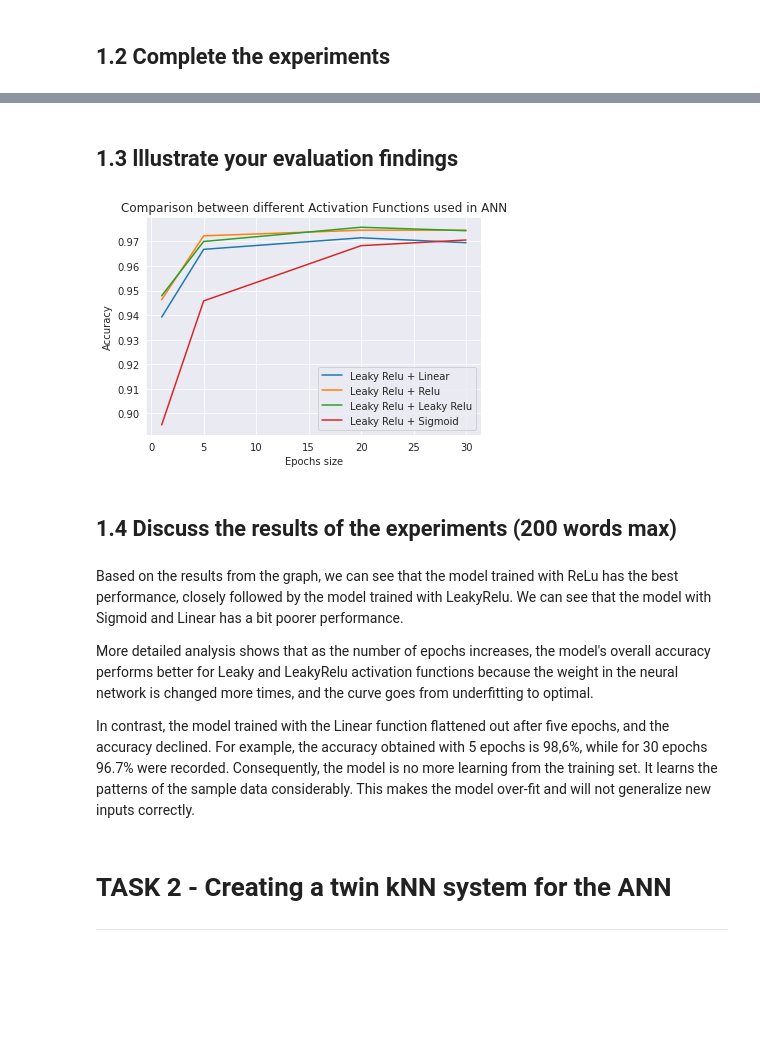
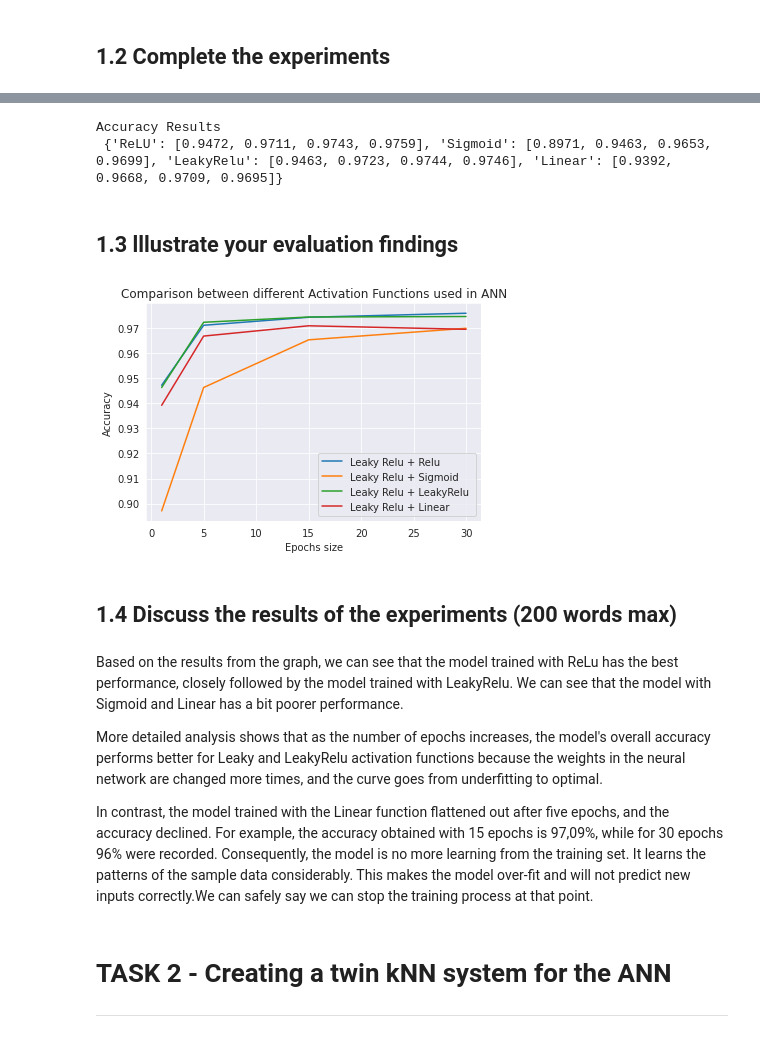
Before and after one commit to simonka0808/AdaptiveSolutionsCorrectCode, a Jupyter notebook: 2022_CM4107_CW_1_Template.ipynb, the cells around one changed output, grey strips where cells are left out. Cells and saved outputs as stored; diff of their text form; code cells hidden in the pictures; blank space fills up the shorter version.

```diff
--- a/2022_CM4107_CW_1_Template.ipynb
+++ b/2022_CM4107_CW_1_Template.ipynb
@@ -458,17 +343,33 @@ Accuracy Results LeakyRelu + Linear
+# %%
+#iterate through each model and accumulate number of correct predictions
+test_results = {}
+for function in ann_dict:
+  test_results[function] = []
+  for model in ann_dict[function]:
+    df_test_result = model.test(X_test, y_test)
+    acc=df_test_result['accuracy'].values
+    test_results[function].append(acc[0])
+    pass
+pass
+
+print ("Accuracy Results \n {}".format(test_results))
+# %% [output]
+Accuracy Results
+ {'ReLU': [0.9472, 0.9711, 0.9743, 0.9759], 'Sigmoid': [0.8971, 0.9463, 0.9653, 0.9699], 'LeakyRelu': [0.9463, 0.9723, 0.9744, 0.9746], 'Linear': [0.9392, 0.9668, 0.9709, 0.9695]}
 # %% [markdown]
 ## 1.3 lllustrate your evaluation findings
 # %%
 
 plt.xlabel("Epochs size")
 plt.ylabel("Accuracy")
 plt.title("Comparison between different Activation Functions used in ANN")
-plt.plot(epochs_sizes, test_results_relu_linear_list, label = "Leaky Relu + Linear")
-plt.plot(epochs_sizes, test_results_relu_leaky_list, label = "Leaky Relu + Relu ")
-plt.plot(epochs_sizes, test_results_relu_relu_list, label = "Leaky Relu + Leaky Relu")
-plt.plot(epochs_sizes, test_results_leaky_sigmoid_list, label = "Leaky Relu + Sigmoid")
+plt.plot(epochs_sizes, test_results["ReLU"] , label = "Leaky Relu + Relu ")
+plt.plot(epochs_sizes, test_results["Sigmoid"] , label = "Leaky Relu + Sigmoid ")
+plt.plot(epochs_sizes, test_results["LeakyRelu"] , label = "Leaky Relu + LeakyRelu ")
+plt.plot(epochs_sizes, test_results["Linear"] , label = "Leaky Relu + Linear ")
 
 plt.legend()
 plt.show()
 # %% [output]
-[figure, old version]
+[figure, new version]
 # %%
@@ -484,10 +385,10 @@ BEST_act2 = Activation_LeakyReLU()
 Based on the results from the graph, we can see that the model trained with ReLu has the best performance, closely followed by the model trained with LeakyRelu.
 We can see that the model with Sigmoid and Linear has a bit poorer performance.
 
-More detailed analysis shows that as the number of epochs increases, the model's overall accuracy performs better for Leaky and LeakyRelu activation functions because the weight in the neural network is changed more times, and the curve goes from underfitting to optimal.
+More detailed analysis shows that as the number of epochs increases, the model's overall accuracy performs better for Leaky and LeakyRelu activation functions because the weights in the neural network are changed more times, and the curve goes from underfitting to optimal.
 
 In contrast, the model trained with the Linear function flattened
-out after five epochs, and the accuracy declined. For example, the accuracy obtained with 5 epochs is 98,6%, while for 30 epochs 96.7% were recorded. Consequently, the model is no more learning from the training set. It learns the patterns of the sample data considerably. This makes the model over-fit and will not generalize new inputs correctly.
+out after five epochs, and the accuracy declined. For example, the accuracy obtained with 15 epochs is 97,09%, while for 30 epochs 96% were recorded. Consequently, the model is no more learning from the training set. It learns the patterns of the sample data considerably. This makes the model over-fit and will not predict new inputs correctly.We can safely say we can stop the training process at that point.
 # %% [markdown]
 # TASK 2 - Creating a twin kNN system for the ANN
 ---
```
Also changed, not shown: parts of 11 cells of this notebook.
